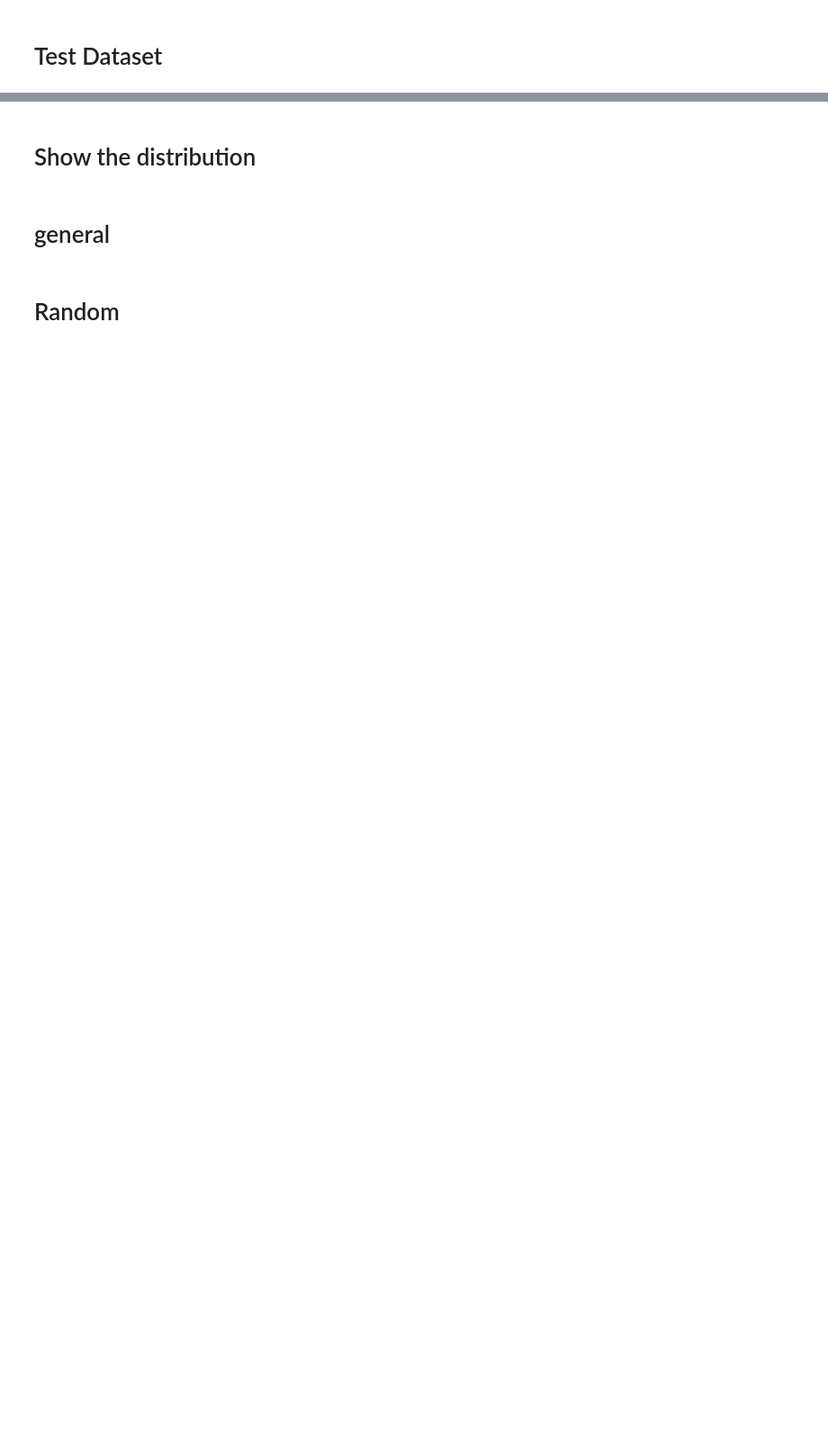
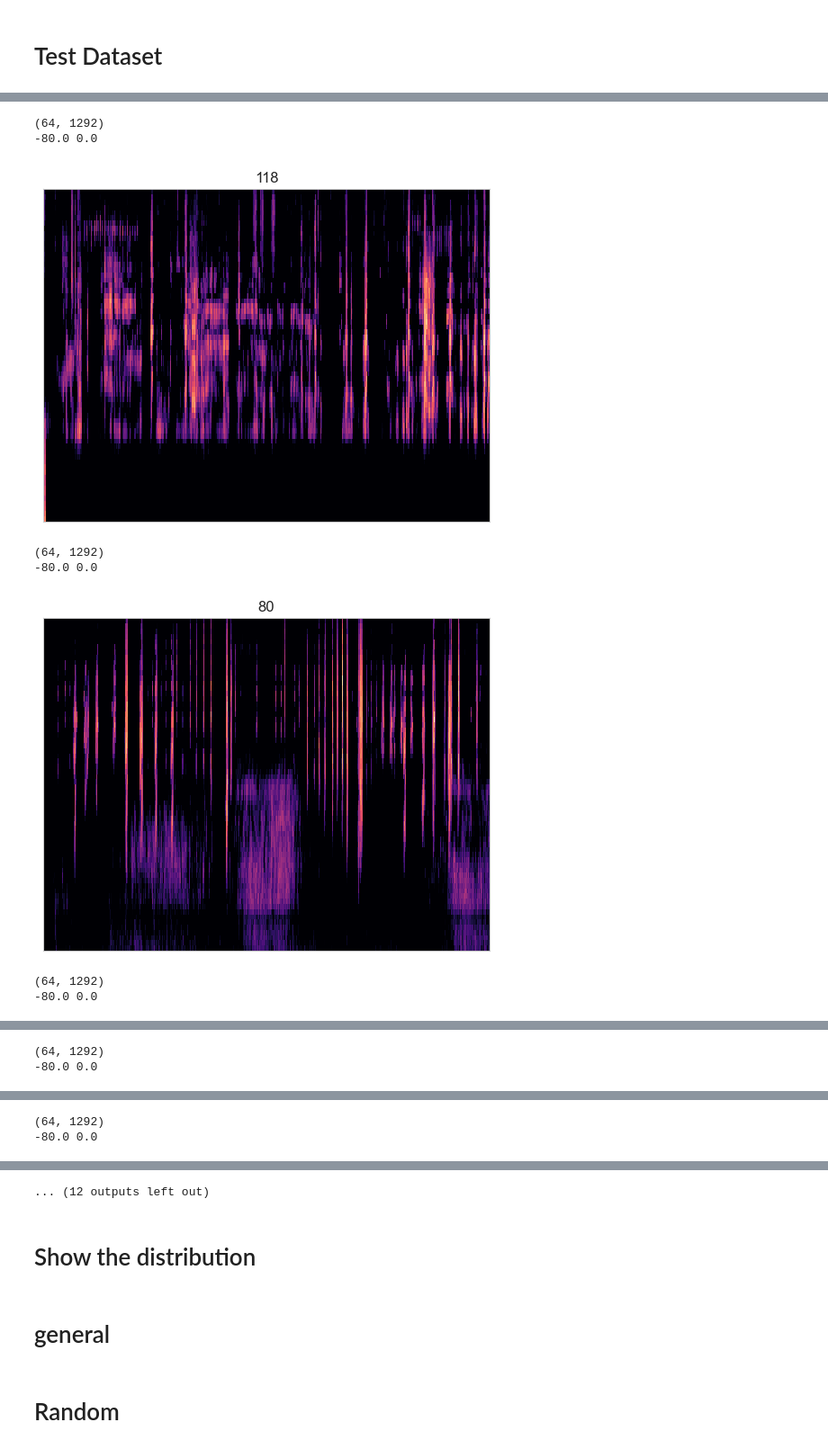
Before and after one commit to gakhromov/ai4good_birdclef, a Jupyter notebook: model/tester.ipynb, the cells around one changed output, grey strips where cells are left out. Shown: that part at 90% size. Saved outputs shown, nothing was run; the diff lists cells and outputs as text; code cells hidden in the pictures; blank space fills up the shorter version.

```diff
--- a/model/tester.ipynb
+++ b/model/tester.ipynb
@@ -25,5 +25,3 @@ import torch
 %autoreload 2
 # %% [markdown]
 # Generate augmented df
-# %%
-root = os.path.relpath('../datasets/numpy_mel')
@@ -196,13 +166,22 @@ train_gen, test_gen = datasets[0]
 # %%
 for idx, item in enumerate(train_gen):
     img, label = item
     img, label = img[0], label[0]
     img = img.squeeze().cpu().numpy()
     label = label.squeeze().cpu().numpy()
     print(img.shape)
     plt.title(label)
     print(img.min(), img.max())
     librosa.display.specshow(img)
     plt.show()
-    if idx > 2:
+    if idx > 10:
         break
+# %% [output]
+(64, 1292)
+-80.0 0.0
+[figure, added]
+(64, 1292)
+-80.0 0.0
+[figure, added]
+(64, 1292)
+-80.0 0.0
@@ -208,0 +189,2 @@ for idx, item in enumerate(train_gen):
+(64, 1292)
+-80.0 0.0
@@ -208,0 +192,2 @@ for idx, item in enumerate(train_gen):
+(64, 1292)
+-80.0 0.0
@@ -209,3 +198,4 @@ for idx, item in enumerate(train_gen):
+... (12 outputs left out)
 # %% [markdown]
 # Show the distribution
 # %%
```
Also changed, not shown: parts of 7 cells of this notebook, 3 other files.
